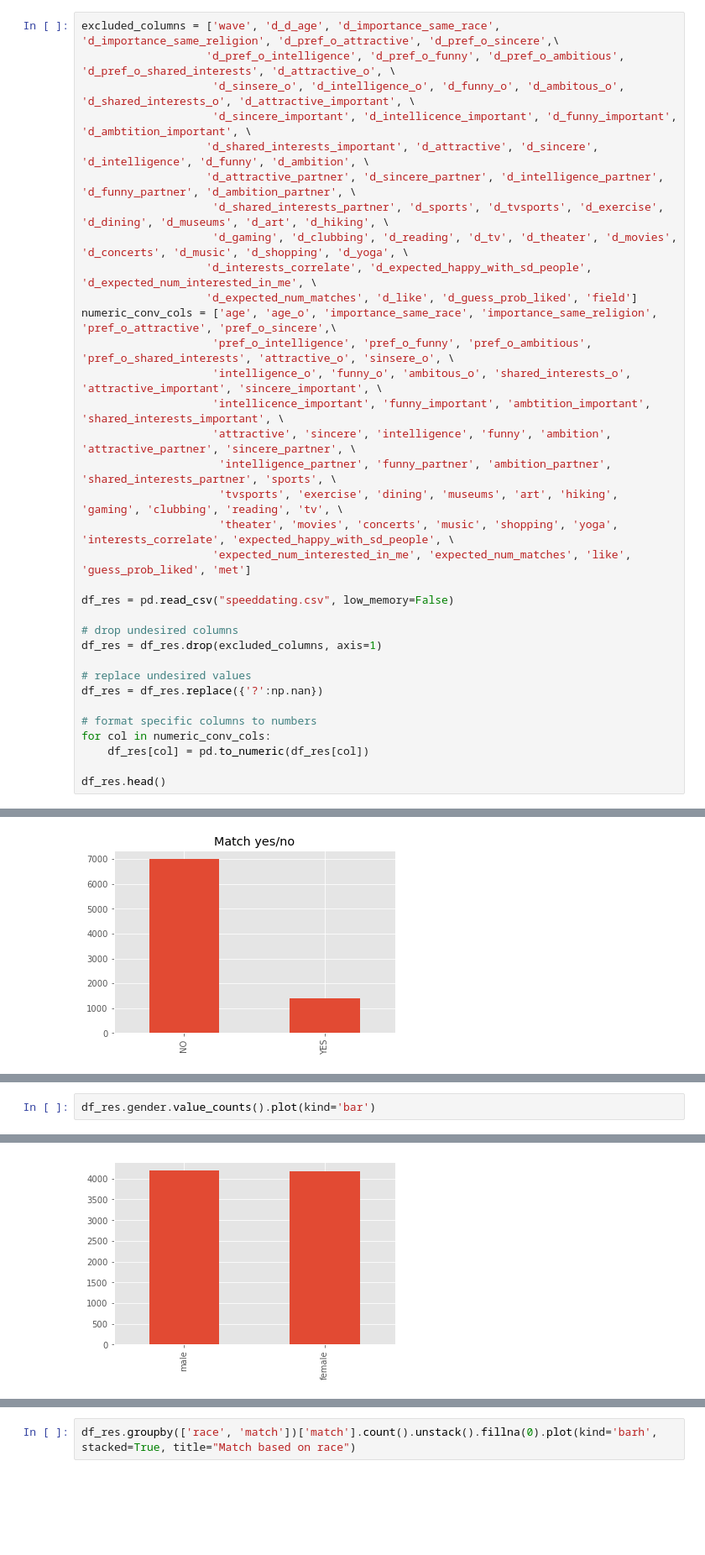
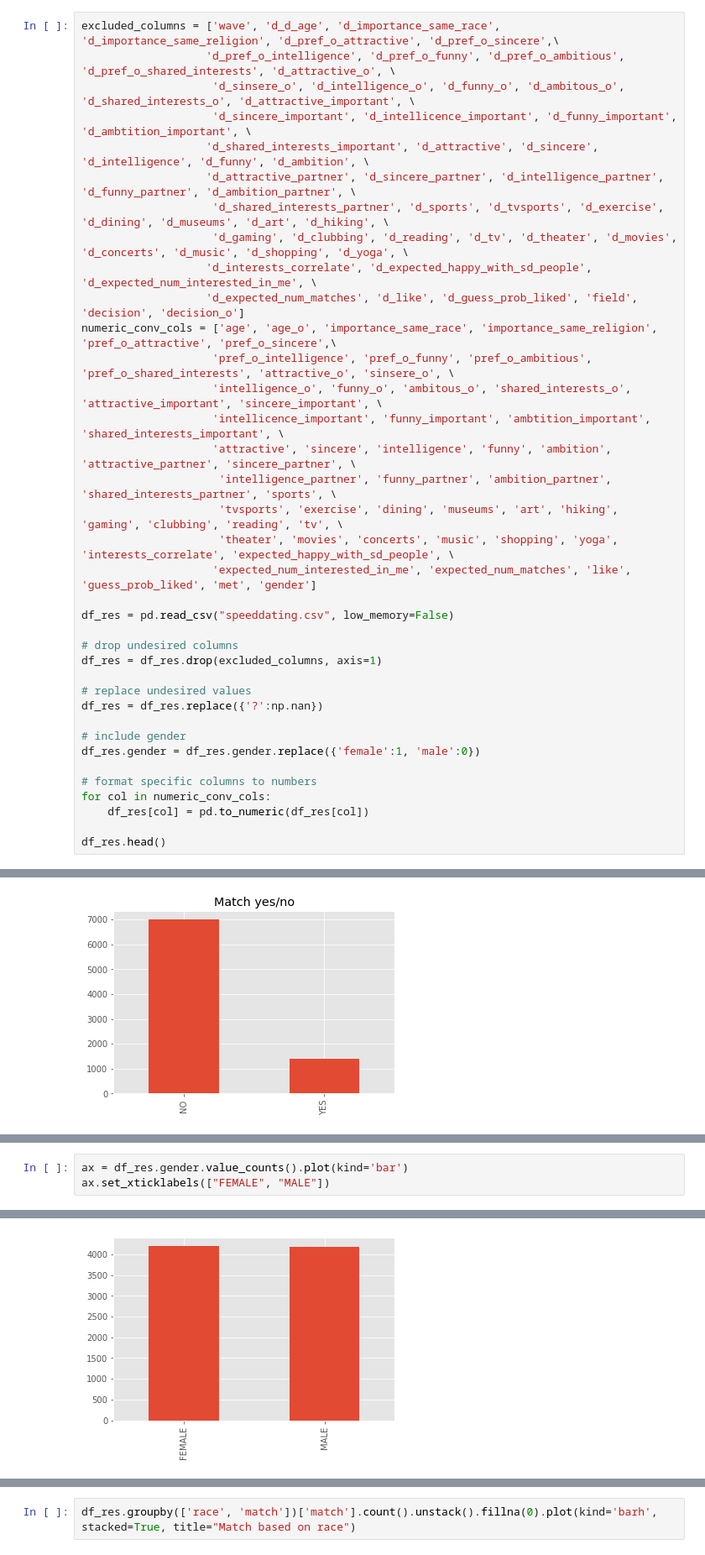
Before and after one commit to freecraver/ml_explainability, a Jupyter notebook: data_analysis.ipynb, the cells around one changed output, grey strips where cells are left out. Shown: that part at 84% size. Saved outputs shown, nothing was run; the diff lists cells and outputs as text; blank space fills up the shorter version.

Commit message:
included gender as feature; modifications for bad automl model

```diff
--- a/data_analysis.ipynb
+++ b/data_analysis.ipynb
@@ -21,7 +21,7 @@ excluded_columns = ['wave', 'd_d_age', 'd_importance_same_race', 'd_importance_s
                     'd_shared_interests_partner', 'd_sports', 'd_tvsports', 'd_exercise', 'd_dining', 'd_museums', 'd_art', 'd_hiking', \
                     'd_gaming', 'd_clubbing', 'd_reading', 'd_tv', 'd_theater', 'd_movies', 'd_concerts', 'd_music', 'd_shopping', 'd_yoga', \
                    'd_interests_correlate', 'd_expected_happy_with_sd_people', 'd_expected_num_interested_in_me', \
-                   'd_expected_num_matches', 'd_like', 'd_guess_prob_liked', 'field']
+                   'd_expected_num_matches', 'd_like', 'd_guess_prob_liked', 'field', 'decision', 'decision_o']
 numeric_conv_cols = ['age', 'age_o', 'importance_same_race', 'importance_same_religion', 'pref_o_attractive', 'pref_o_sincere',\
                     'pref_o_intelligence', 'pref_o_funny', 'pref_o_ambitious', 'pref_o_shared_interests', 'attractive_o', 'sinsere_o', \
                     'intelligence_o', 'funny_o', 'ambitous_o', 'shared_interests_o', 'attractive_important', 'sincere_important', \
@@ -30,7 +30,7 @@ numeric_conv_cols = ['age', 'age_o', 'importance_same_race', 'importance_same_re
                      'intelligence_partner', 'funny_partner', 'ambition_partner', 'shared_interests_partner', 'sports', \
                      'tvsports', 'exercise', 'dining', 'museums', 'art', 'hiking', 'gaming', 'clubbing', 'reading', 'tv', \
                      'theater', 'movies', 'concerts', 'music', 'shopping', 'yoga', 'interests_correlate', 'expected_happy_with_sd_people', \
-                    'expected_num_interested_in_me', 'expected_num_matches', 'like', 'guess_prob_liked', 'met']
+                    'expected_num_interested_in_me', 'expected_num_matches', 'like', 'guess_prob_liked', 'met', 'gender']
 
 df_res = pd.read_csv("speeddating.csv", low_memory=False)
 
@@ -40,6 +40,9 @@ df_res = df_res.drop(excluded_columns, axis=1)
 # replace undesired values
 df_res = df_res.replace({'?':np.nan})
 
+# include gender
+df_res.gender = df_res.gender.replace({'female':1, 'male':0})
+
 # format specific columns to numbers
 for col in numeric_conv_cols:
     df_res[col] = pd.to_numeric(df_res[col])
@@ -109,3 +112,4 @@ df_corr_red
 # %%
-df_res.gender.value_counts().plot(kind='bar')
+ax = df_res.gender.value_counts().plot(kind='bar')
+ax.set_xticklabels(["FEMALE", "MALE"])
 # %% [output]
@@ -113 +117 @@ df_res.gender.value_counts().plot(kind='bar')
-[figure, old version]
+[figure, new version]
```
Also changed, not shown: parts of 18 cells of this notebook.
